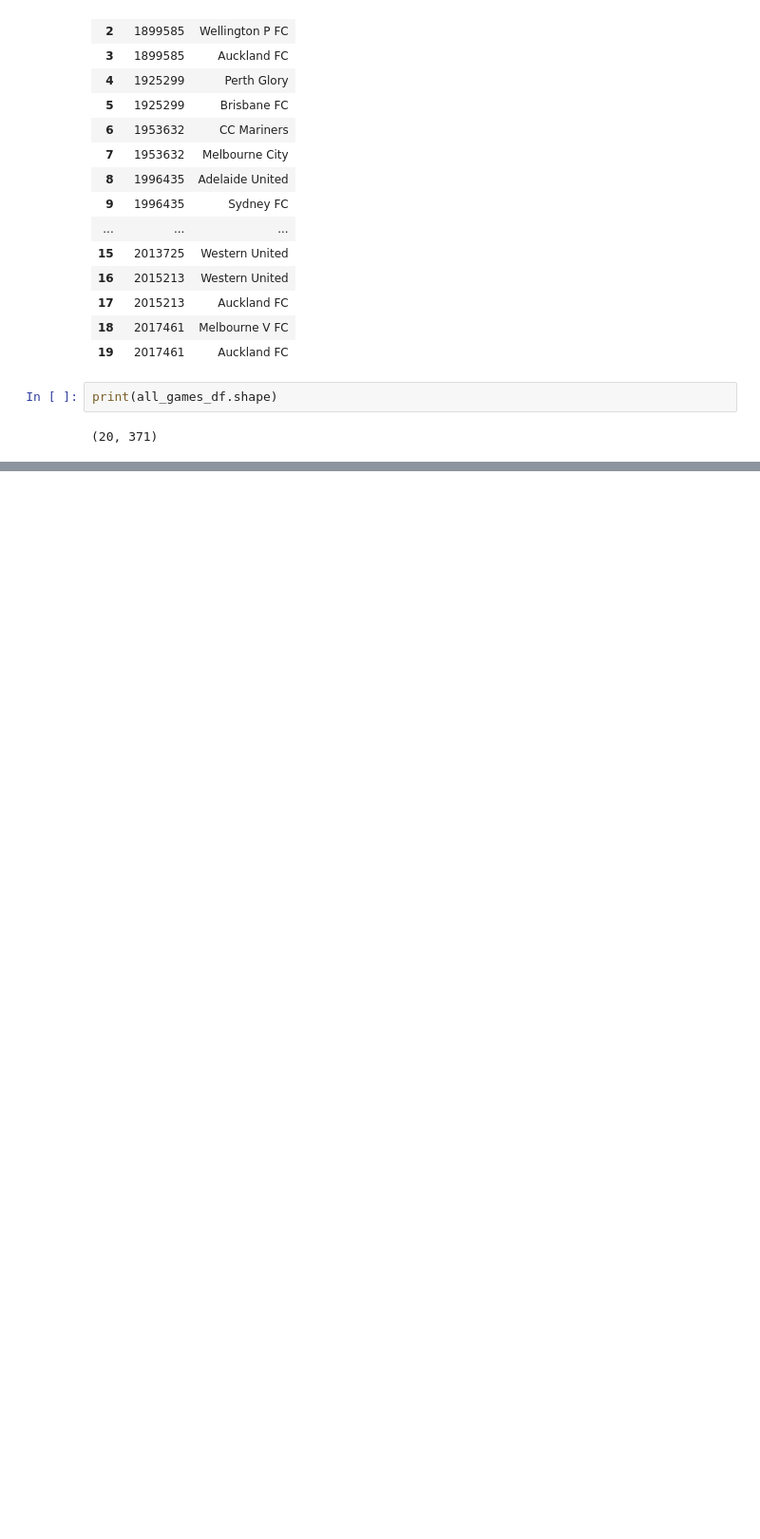
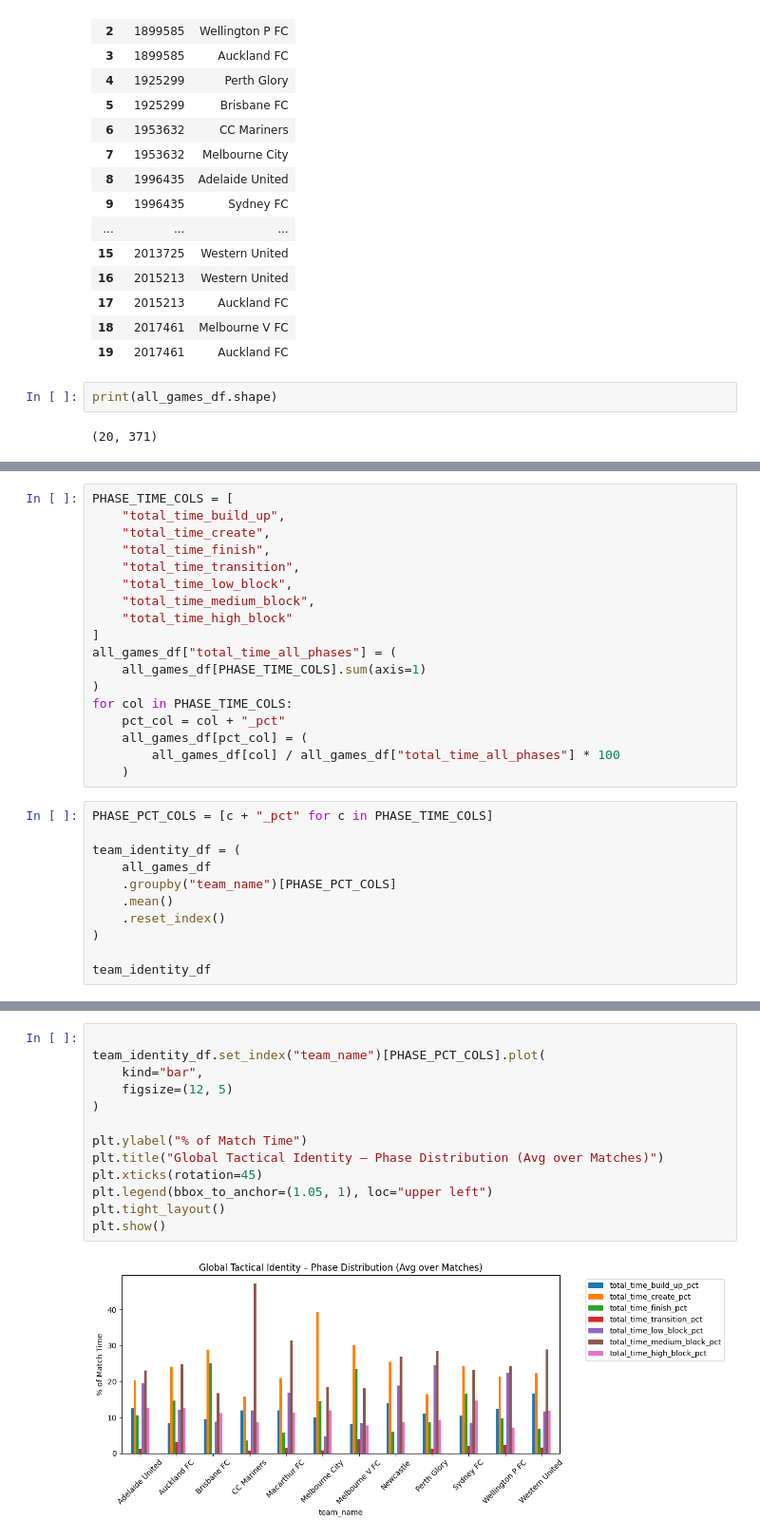
Before and after one commit to KaOs1204/Biomech_Project_2025, a Jupyter notebook: notebooks/01B_multi_match_pop_profiles.ipynb, the cells around one changed output, grey strips where cells are left out. Shown at 95% size. Cells and saved outputs as stored; diff of their text form; blank space fills up the shorter version.

Commit message:
change graph

```diff
--- a/notebooks/01B_multi_match_pop_profiles.ipynb
+++ b/notebooks/01B_multi_match_pop_profiles.ipynb
@@ -182,3 +186,32 @@ team_phase_summary
 | Sydney FC | 269.05 | 607.400 | 425.05 | 220.450 | ... |
 | Wellington P FC | 258.45 | 452.250 | 202.45 | 468.950 | ... |
 | Western United | 377.25 | 505.500 | 154.65 | 263.900 | ... |
+# %%
+PHASE_TIME_COLS = [
+    "total_time_build_up",
+    "total_time_create",
+    "total_time_finish",
+    "total_time_transition",
+    "total_time_low_block",
+    "total_time_medium_block",
+    "total_time_high_block"
+]
+all_games_df["total_time_all_phases"] = (
+    all_games_df[PHASE_TIME_COLS].sum(axis=1)
+)
+for col in PHASE_TIME_COLS:
+    pct_col = col + "_pct"
+    all_games_df[pct_col] = (
+        all_games_df[col] / all_games_df["total_time_all_phases"] * 100
+    )
+# %%
+PHASE_PCT_COLS = [c + "_pct" for c in PHASE_TIME_COLS]
+
+team_identity_df = (
+    all_games_df
+    .groupby("team_name")[PHASE_PCT_COLS]
+    .mean()
+    .reset_index()
+)
+
+team_identity_df
@@ -184,0 +232,15 @@ team_phase_summary
+# %%
+
+team_identity_df.set_index("team_name")[PHASE_PCT_COLS].plot(
+    kind="bar",
+    figsize=(12, 5)
+)
+
+plt.ylabel("% of Match Time")
+plt.title("Global Tactical Identity – Phase Distribution (Avg over Matches)")
+plt.xticks(rotation=45)
+plt.legend(bbox_to_anchor=(1.05, 1), loc="upper left")
+plt.tight_layout()
+plt.show()
+# %% [output]
+[figure, added]
```
Also changed, not shown: parts of 14 cells of this notebook.
